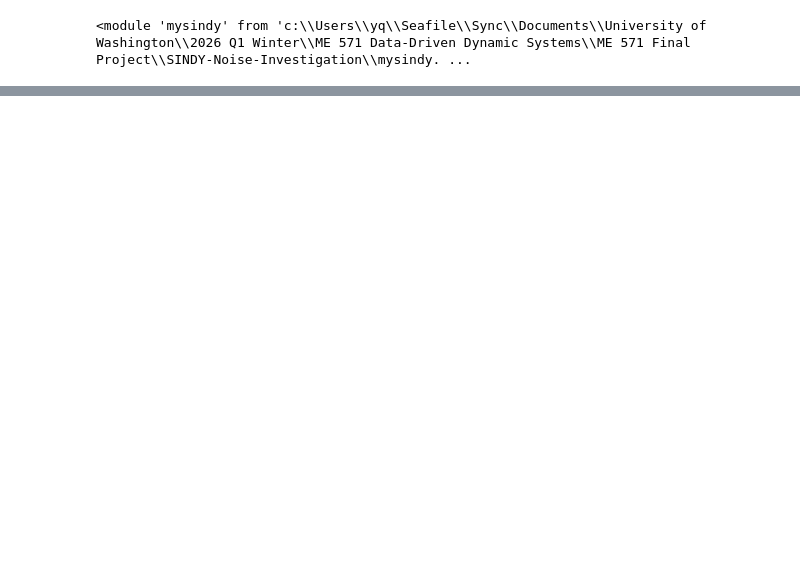
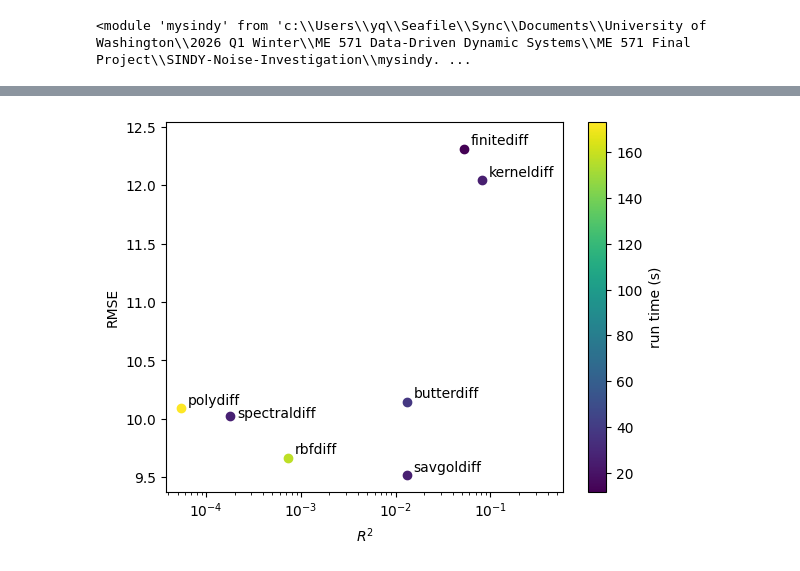
Before and after one commit to alexje76/SINDY-Noise-Investigation, a Jupyter notebook: test.ipynb, the cells around one changed output, grey strips where cells are left out. Saved outputs shown, nothing was run; the diff lists cells and outputs as text; code cells hidden in the pictures; blank space fills up the shorter version.

```diff
--- a/test.ipynb
+++ b/test.ipynb
@@ -61,0 +119,9 @@ plt.show()
+# %%
+def estimate_gamma(cutoff_freq, dt):
+    log_gamma = -1.6 * np.log(cutoff_freq) - 0.71 * np.log(dt) - 5.1
+    gamma = np.exp(log_gamma)
+    return gamma
+
+cutoff_freq = 3
+gamma = estimate_gamma(cutoff_freq, dt)
+print(f"gamma = {gamma}")
@@ -61,0 +210,9 @@ plt.show()
+# %%
+fig = plt.figure(figsize=(8, 2.5 * num_methods))
+axs = fig.subplots(nrows=num_methods)
+fig.subplots_adjust(hspace=0.4)
+
+results = {
+    method.__name__: optimize_and_plot(method, ax, *optimization_args)[:4]
+    for method, ax in zip(methods.keys(), axs)
+}
@@ -61,0 +238,33 @@ plt.show()
+# %%
+fig, ax = plt.subplots()
+
+times = [results[method][1] for method in results.keys()]
+norm = clr.Normalize(min(times), max(times))
+
+for method, (param_dict, time, err, err_corr) in results.items():
+    ax.scatter(err_corr, err, None, time, norm=norm, cmap="viridis")
+    ax.annotate(
+        method,
+        (err_corr, err),
+        xytext=(5, -1 if method == "spectraldiff" else 3),
+        textcoords="offset points",
+    )
+
+ax.set_xscale("log")
+ax.set_xlabel("$R^2$")
+ax.set_ylabel("RMSE")
+
+sm = cm.ScalarMappable(cmap="viridis", norm=norm)
+fig.colorbar(sm, ax=ax, label="run time (s)")
+
+x_min, x_max = ax.get_xlim()
+margin = np.log10(x_max / x_min) * 0.2
+ax.set_xlim(x_min, x_max * 10**margin)
+
+y_min, y_max = ax.get_ylim()
+margin = (y_max - y_min) * 0.03
+ax.set_ylim(y_min, y_max + margin)
+
+plt.show()
+# %% [output]
+[figure, added]
```
Also changed, not shown: parts of 18 cells of this notebook.
